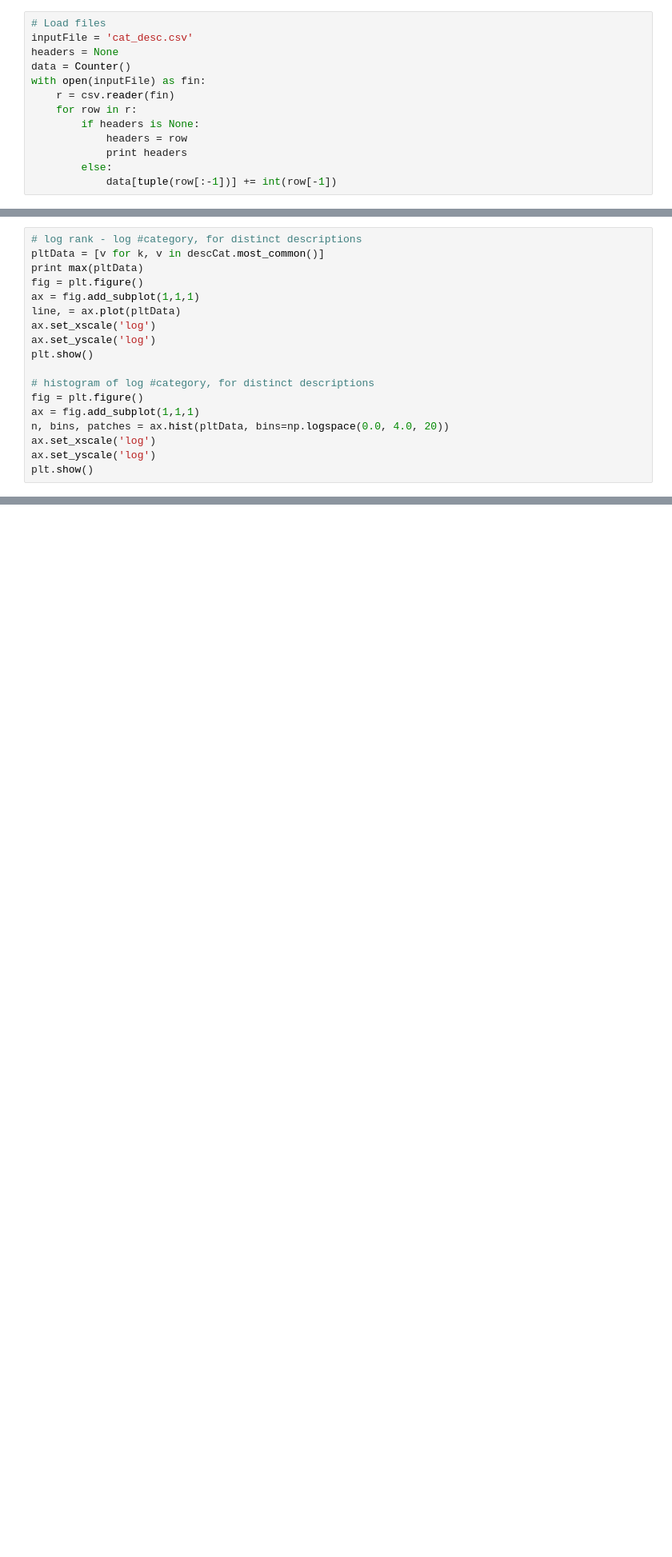
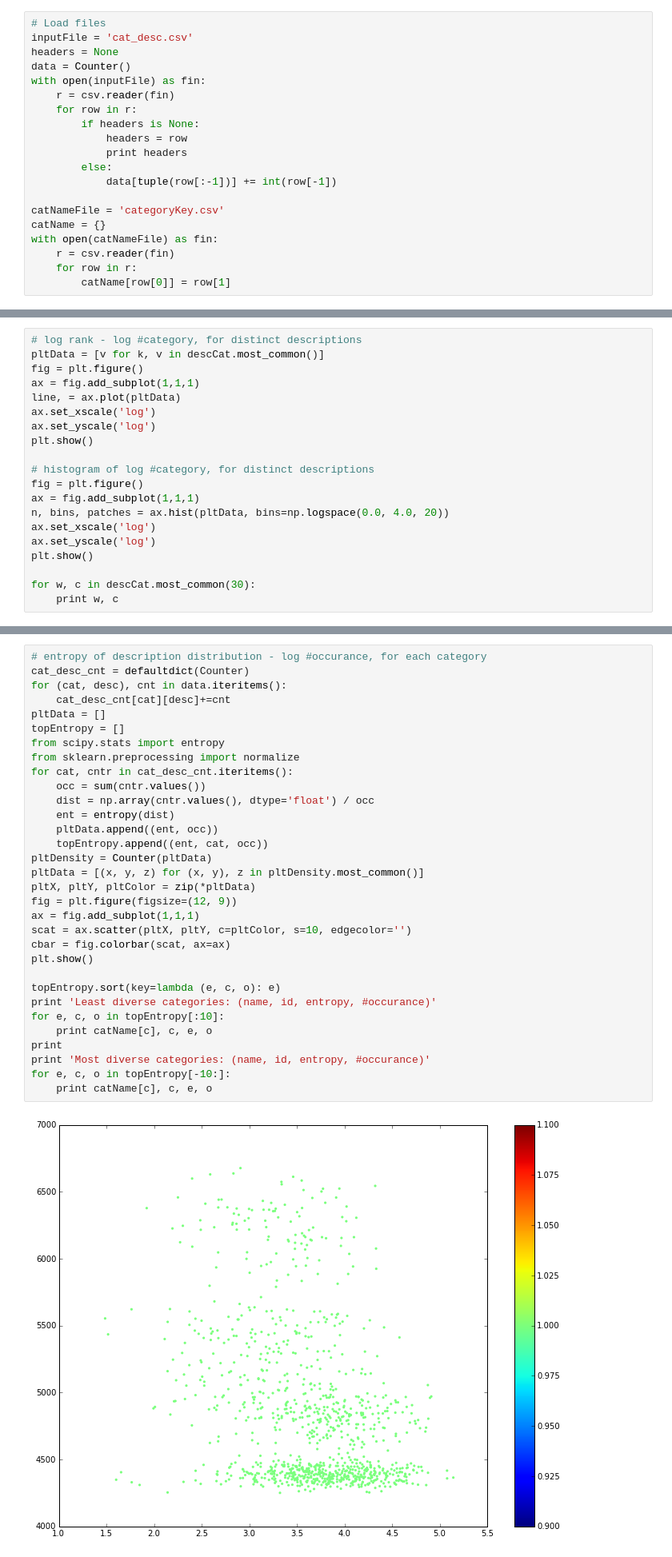
Before and after one commit to Y-W/CategoryTaxonomy, a Jupyter notebook: desc_stat.ipynb, the cells around one changed output, grey strips where cells are left out. Shown at 80% size. Cells and saved outputs as stored; diff of their text form; blank space fills up the shorter version.

```diff
--- a/desc_stat.ipynb
+++ b/desc_stat.ipynb
@@ -22,6 +22,13 @@ with open(inputFile) as fin:
             print headers
         else:
             data[tuple(row[:-1])] += int(row[-1])
+
+catNameFile = 'categoryKey.csv'
+catName = {}
+with open(catNameFile) as fin:
+    r = csv.reader(fin)
+    for row in r:
+        catName[row[0]] = row[1]
 # %% [output]
 ['category_id', 'description', 'count']
 # %%
@@ -67,7 +74,6 @@ plt.show()
 # %%
 # log rank - log #category, for distinct descriptions
 pltData = [v for k, v in descCat.most_common()]
-print max(pltData)
 fig = plt.figure()
 ax = fig.add_subplot(1,1,1)
 line, = ax.plot(pltData)
@@ -82,4 +88,7 @@ n, bins, patches = ax.hist(pltData, bins=np.logspace(0.0, 4.0, 20))
 ax.set_xscale('log')
 ax.set_yscale('log')
 plt.show()
+
+for w, c in descCat.most_common(30):
+    print w, c
 # %% [output]
@@ -136,3 +212,37 @@ cbar = fig.colorbar(scat, ax=ax)
 plt.show()
 # %% [output]
 [figure]
+# %%
+# entropy of description distribution - log #occurance, for each category
+cat_desc_cnt = defaultdict(Counter)
+for (cat, desc), cnt in data.iteritems():
+    cat_desc_cnt[cat][desc]+=cnt
+pltData = []
+topEntropy = []
+from scipy.stats import entropy
+from sklearn.preprocessing import normalize
+for cat, cntr in cat_desc_cnt.iteritems():
+    occ = sum(cntr.values())
+    dist = np.array(cntr.values(), dtype='float') / occ
+    ent = entropy(dist)
+    pltData.append((ent, occ))
+    topEntropy.append((ent, cat, occ))
+pltDensity = Counter(pltData)
+pltData = [(x, y, z) for (x, y), z in pltDensity.most_common()]
+pltX, pltY, pltColor = zip(*pltData)
+fig = plt.figure(figsize=(12, 9))
+ax = fig.add_subplot(1,1,1)
+scat = ax.scatter(pltX, pltY, c=pltColor, s=10, edgecolor='')
+cbar = fig.colorbar(scat, ax=ax)
+plt.show()
+
+topEntropy.sort(key=lambda (e, c, o): e)
+print 'Least diverse categories: (name, id, entropy, #occurance)'
+for e, c, o in topEntropy[:10]:
+    print catName[c], c, e, o
+print
+print 'Most diverse categories: (name, id, entropy, #occurance)'
+for e, c, o in topEntropy[-10:]:
+    print catName[c], c, e, o
+# %% [output]
+[figure, added]
```
Also changed, not shown: parts of 3 cells of this notebook.
